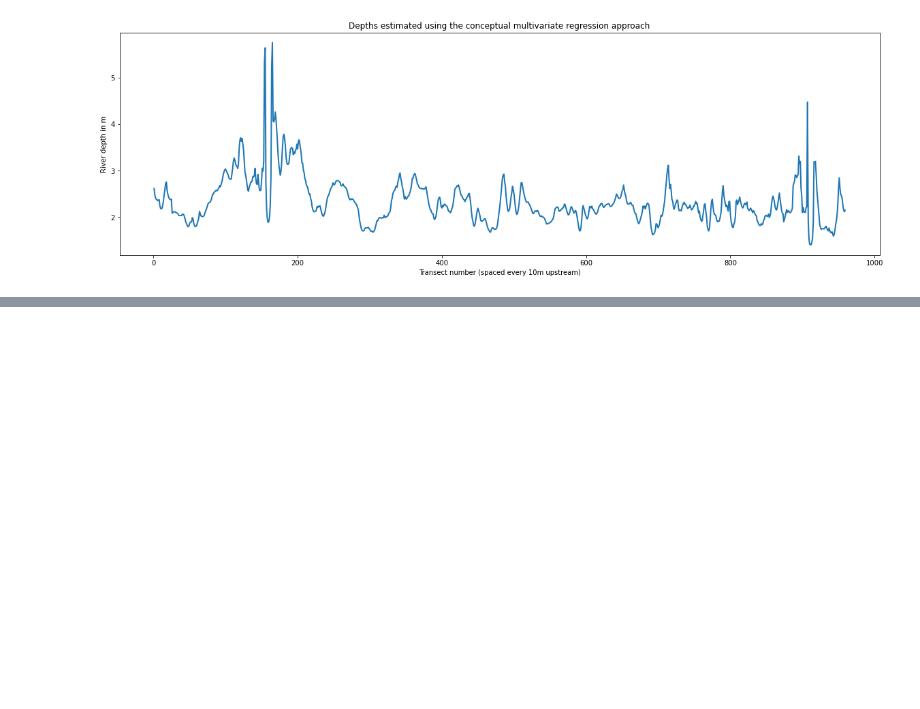
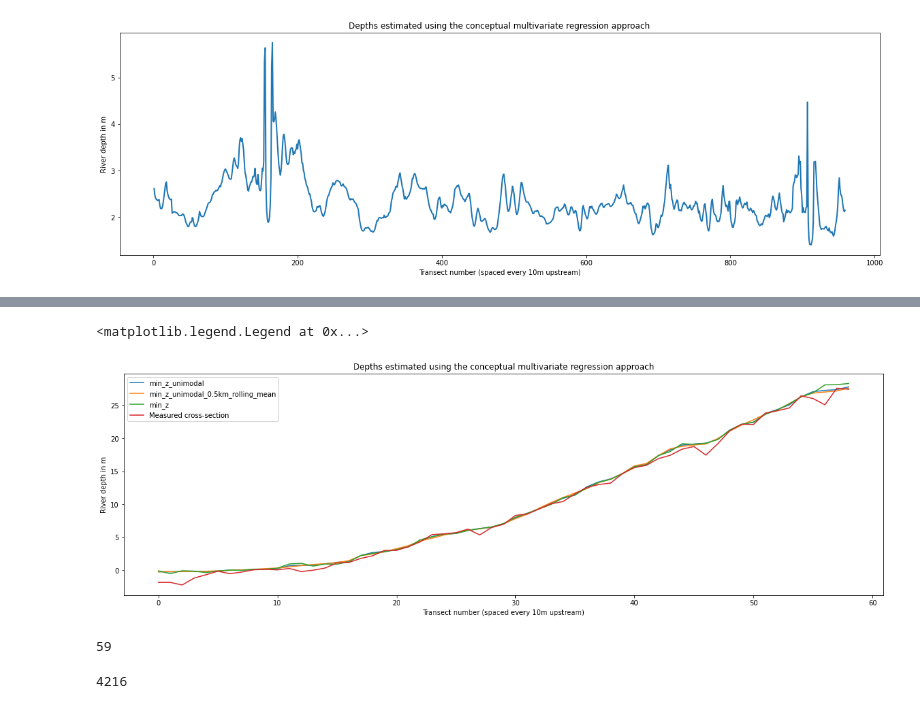
Before and after one commit to rosepearson/Hydrologic-DEMs-scripts, a Jupyter notebook: jupyter_notebooks/river_depth_generation.ipynb, the cells around one changed output, grey strips where cells are left out. Drawn from its saved outputs; the diff is of its cells as text; code cells hidden in the pictures; blank space fills up the shorter version.

```diff
--- a/jupyter_notebooks/river_depth_generation.ipynb
+++ b/jupyter_notebooks/river_depth_generation.ipynb
@@ -163,0 +178,19 @@ shapely.ops.nearest_points(key_parameters.iloc[0].geometry, section_centres.iloc
+# %%
+f, ax = matplotlib.pyplot.subplots(figsize=(20, 6))
+nearest_key_parameters[['min_z_unimodal', 'min_z_unimodal_0.5km_rolling_mean', 'min_z']].reset_index(drop=True).plot(ax=ax)
+cross_sections.groupby('Section')['Level'].min().reset_index(drop=True).plot(ax=ax, label='Measured cross-section')
+ax.set(title="Depths estimated using the conceptual multivariate regression approach")
+matplotlib.pyplot.xlabel(f"Transect number (spaced every {sampling_resolution}m upstream)")
+matplotlib.pyplot.ylabel(f"River depth in m");
+matplotlib.pyplot.legend()
+# %% [output]
+<matplotlib.legend.Legend at 0x...>
+[figure, added]
+# %%
+len(nearest_key_parameters)
+# %% [output]
+59
+# %%
+len(cross_sections)
+# %% [output]
+4216
```
Also changed, not shown: parts of 37 cells of this notebook.
